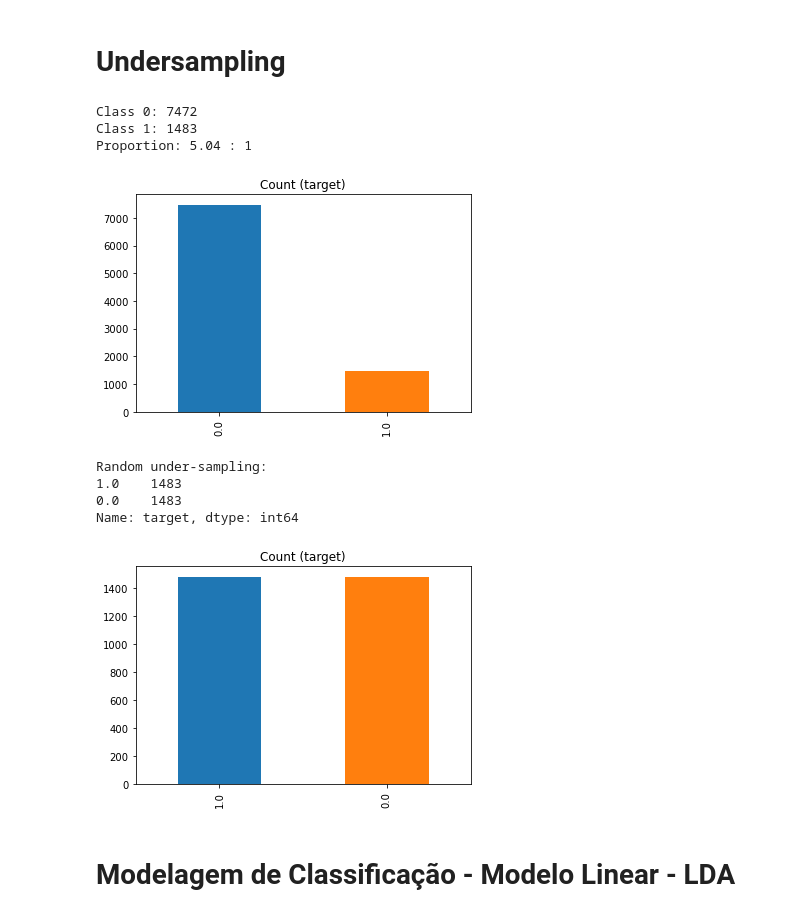
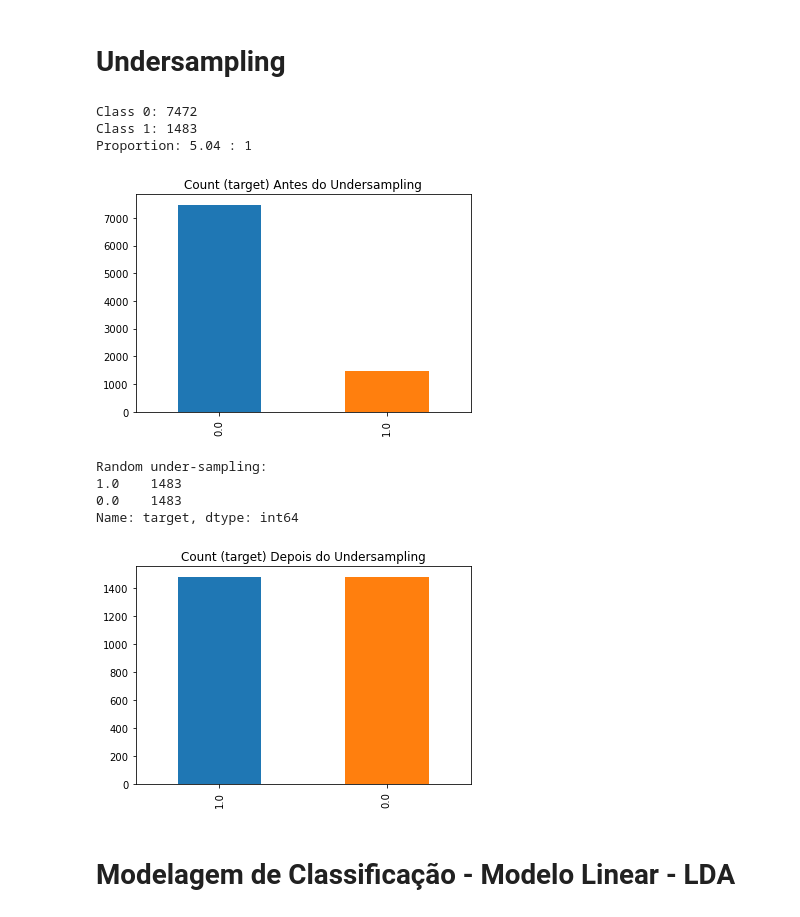
Before and after one commit to iuryrosal/ica-hw3, a Jupyter notebook: hw3.ipynb, the cells around one changed output. Saved outputs shown, nothing was run; the diff lists cells and outputs as text; code cells hidden in the pictures.

```diff
--- a/hw3.ipynb
+++ b/hw3.ipynb
@@ -166,3 +83,6 @@ A value is trying to be set on a copy of a slice from a DataFrame
 
 See the caveats in the documentation: https://pandas.pydata.org/pandas-docs/stable/user_guide/indexing.html#returning-a-view-versus-a-copy
   return super().drop(
+# %%
+dataframe_clean.city_development_index = dataframe_clean.city_development_index.astype('float')
+dataframe_clean.target = dataframe_clean.target.astype('float')
@@ -185,7 +184,4 @@ dataframe_gd
 8955 rows × 62 columns
-# %%
-dataframe_gd.city_development_index = dataframe_gd.city_development_index.astype('float')
-dataframe_gd.target = dataframe_gd.target.astype('float')
 # %%
 dataframe_gd.info()
 # %% [output]
@@ -224,14 +221,15 @@ plt.show()
 # %%
 target_count = dataframe_gd['target'].value_counts()
 print('Class 0:', target_count[0])
 print('Class 1:', target_count[1])
 print('Proportion:', round(target_count[0] / target_count[1], 2), ': 1')
-target_count.plot(kind='bar', title='Count (target)',color = ['#1F77B4', '#FF7F0E']);
+target_count.plot(kind='bar', title='Count (target) Antes do Undersampling',color = ['#1F77B4', '#FF7F0E']);
+plt.savefig('antes_undersampling.png')
 # %% [output]
 Class 0: 7472
 Class 1: 1483
 Proportion: 5.04 : 1
-[figure, old version]
+[figure, new version]
 # %%
 # CONTAR CLASSES
 count_class_0, count_class_1 = dataframe_gd['target'].value_counts()
@@ -242,13 +240,14 @@ df_class_0_under = df_class_0.sample(count_class_1)
 dataframe_gd = pd.concat([df_class_0_under, df_class_1], axis = 0)
 print('Random under-sampling:')
 print(dataframe_gd['target'].value_counts())
-dataframe_gd['target'].value_counts().plot(kind='bar', title='Count (target)',color = ['#1F77B4', '#FF7F0E']);
+dataframe_gd['target'].value_counts().plot(kind='bar', title='Count (target) Depois do Undersampling',color = ['#1F77B4', '#FF7F0E']);
+plt.savefig('depois_undersampling.png')
 # %% [output]
 Random under-sampling:
 1.0    1483
 0.0    1483
 Name: target, dtype: int64
-[figure, old version]
+[figure, new version]
 # %%
 features = dataframe_gd.drop(columns=['target'])
 # %%
```
Also changed, not shown: parts of 56 cells of this notebook, 28 other files.
